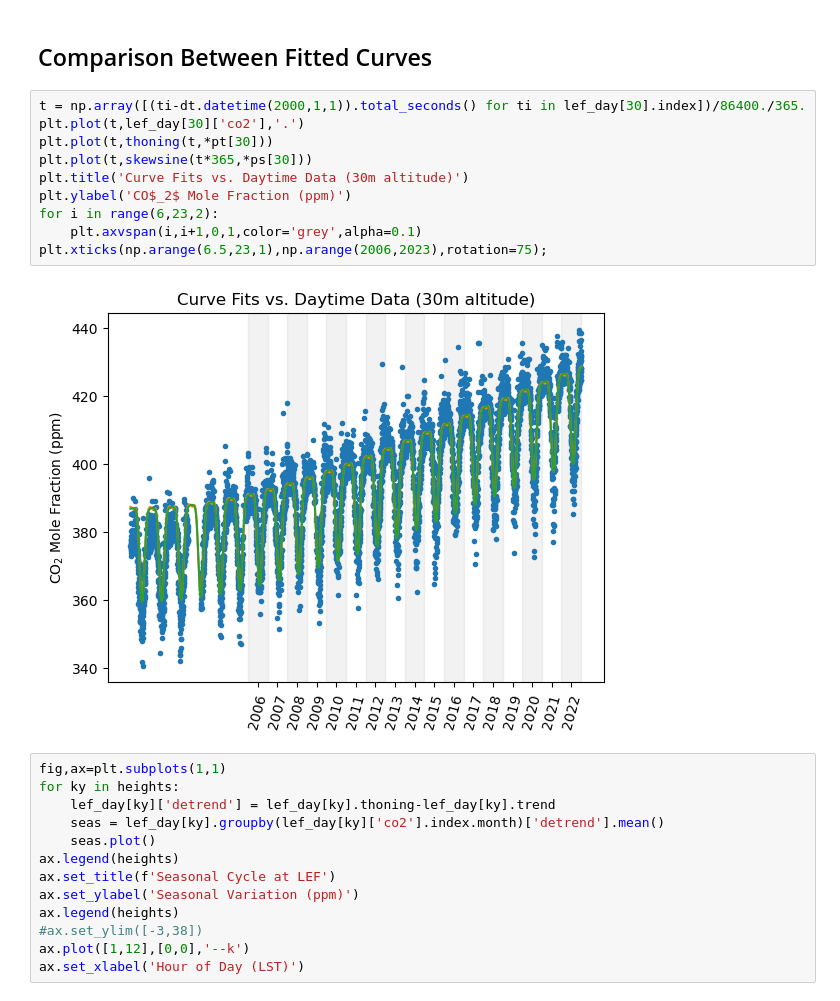
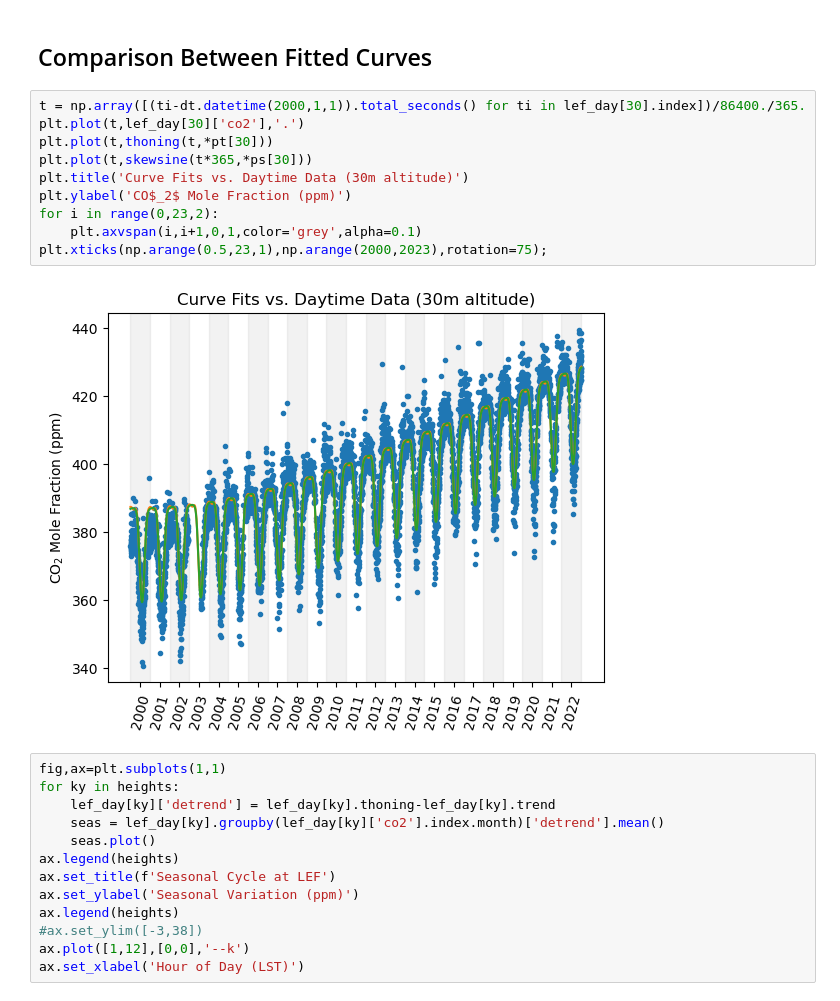
Before and after one commit to AgilentGCMS/ssim-ghg-2024, a Jupyter notebook: observations/lef_surface.ipynb, the cells around one changed output. Cells and saved outputs as stored; diff of their text form.

```diff
--- a/observations/lef_surface.ipynb
+++ b/observations/lef_surface.ipynb
@@ -152,15 +138,15 @@ for ht in [30,122,396]:
 # %%
 t = np.array([(ti-dt.datetime(2000,1,1)).total_seconds() for ti in lef_day[30].index])/86400./365.
 plt.plot(t,lef_day[30]['co2'],'.')
 plt.plot(t,thoning(t,*pt[30]))
 plt.plot(t,skewsine(t*365,*ps[30]))
 plt.title('Curve Fits vs. Daytime Data (30m altitude)')
 plt.ylabel('CO$_2$ Mole Fraction (ppm)')
-for i in range(6,23,2):
+for i in range(0,23,2):
     plt.axvspan(i,i+1,0,1,color='grey',alpha=0.1)
-plt.xticks(np.arange(6.5,23,1),np.arange(2006,2023),rotation=75);
+plt.xticks(np.arange(0.5,23,1),np.arange(2000,2023),rotation=75);
 # %% [output]
-[figure, old version]
+[figure, new version]
 # %%
 fig,ax=plt.subplots(1,1)
 for ky in heights:
```
Also changed, not shown: parts of 10 cells of this notebook, 2 other files.
